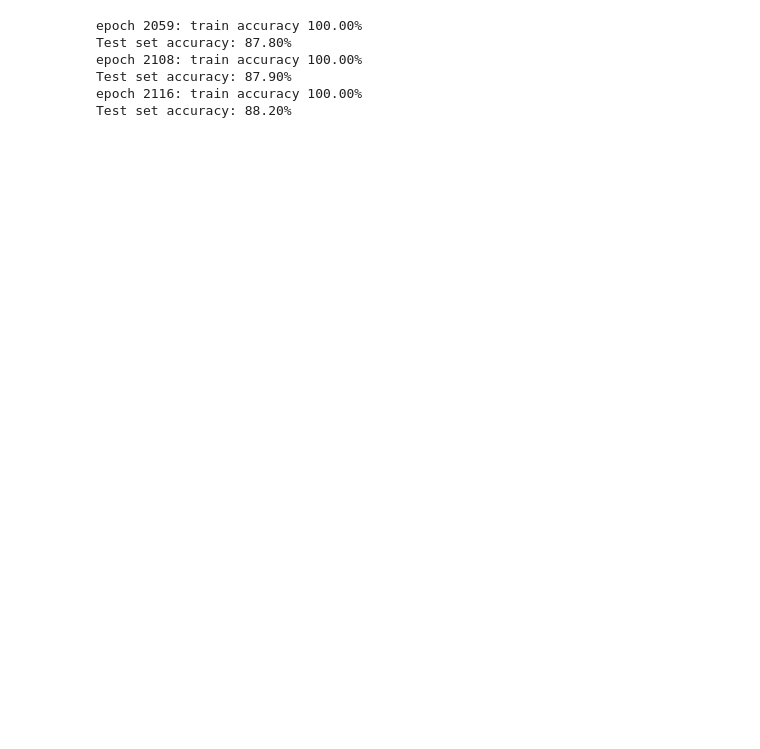
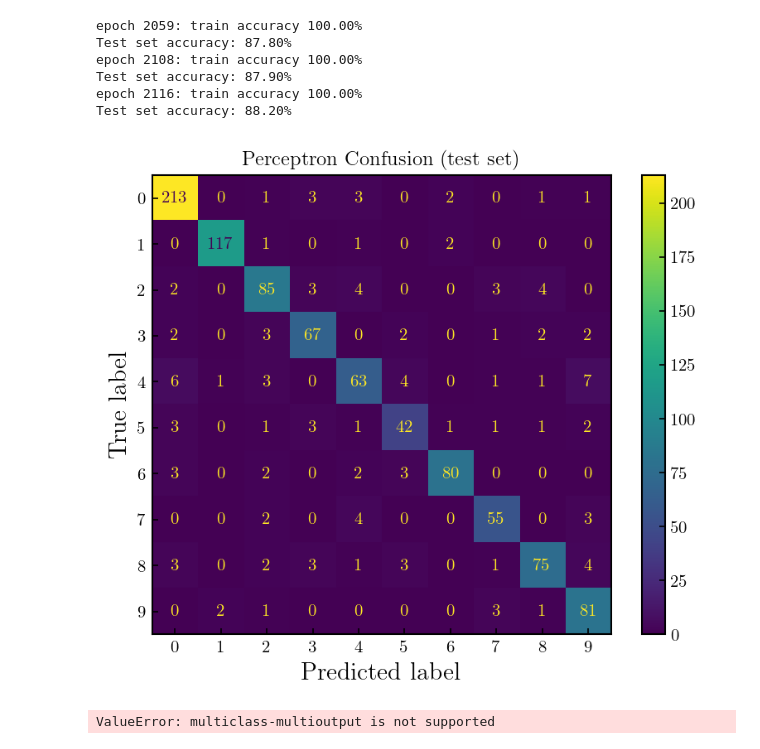
Before and after one commit to jaspermens/idl-assignments, a Jupyter notebook: A0/e2.ipynb, the cells around one changed output. Saved outputs shown, nothing was run; the diff lists cells and outputs as text; code cells hidden in the pictures; blank space fills up the shorter version.

```diff
--- a/A0/e2.ipynb
+++ b/A0/e2.ipynb
@@ -40,10 +42,20 @@ class DigitPerceptron:
         return np.sum(self.guesses == self.trainlabels)/len(self.trainlabels)
 
     @property
+    def test_guesses(self):
+        test_output = self.testmatrix @ self.weights
+        return np.argmax(test_output, axis=1)
+
+    @property
     def test_score(self):
-        test_output = self.testmatrix @ self.weights
-        test_guesses = np.argmax(test_output, axis=1)
-        return np.sum(test_guesses == self.testlabels)/len(self.testlabels)
+        return np.sum(self.test_guesses == self.testlabels)/len(self.testlabels)
+
+    def plot_test_confusion(self):
+        confusion = confusion_matrix(self.testlabels, self.test_guesses)
+        ConfusionMatrixDisplay(confusion).plot()
+        plt.title("Perceptron Confusion (test set)")
+        plt.savefig("reportfigs/perceptron_confusion.pdf")
+
 
     def update_weights(self):
         """Updates the weights once"""
@@ -68,10 +80,10 @@ class DigitPerceptron:
         for digit, d in enumerate(ds):
             self.weights[:, digit] += d * self.learning_rate * self.trainmatrix[misclassified_image][0]
 
-    def train(self):
+    def train(self, max_epochs=np.inf):
         """Repeatedly updates the weights until convergence on the training set."""
         epoch = 0
-        while not self.update_weights():
+        while not self.update_weights() and epoch < max_epochs:
             print(f"epoch {epoch}: train accuracy {self.fraction_correct:.2%}", end='\r')
             epoch += 1
         print()
@@ -80,34 +92,41 @@ class DigitPerceptron:
 # %%
 perceptron1 = DigitPerceptron(traindata = traindata,
                         trainlabels = trainlabels,
                         testdata = testdata,
                         testlabels = testlabels,
-                        random_seed=1,
+                        random_seed = 1,
                         )
 
 perceptron1.train()
+perceptron1.plot_test_confusion()
 
 perceptron2 = DigitPerceptron(traindata = traindata,
                         trainlabels = trainlabels,
                         testdata = testdata,
                         testlabels = testlabels,
                         random_seed = 2,
                         )
-
 perceptron2.train()
 
 perceptron3 = DigitPerceptron(traindata = traindata,
                         trainlabels = trainlabels,
                         testdata = testdata,
                         testlabels = testlabels,
-                        random_seed=3,
+                        random_seed = 3,
                         )
-
 perceptron3.train()
 # %% [output]
 epoch 2059: train accuracy 100.00%
 Test set accuracy: 87.80%
 epoch 2108: train accuracy 100.00%
 Test set accuracy: 87.90%
 epoch 2116: train accuracy 100.00%
 Test set accuracy: 88.20%
+[figure, added]
+# %%
+confusion = confusion_matrix(np.c_[perceptron1.testlabels, perceptron2.testlabels], np.c_[perceptron1.test_guesses, perceptron2.test_guesses])
+ConfusionMatrixDisplay(confusion).plot()
+plt.title("Combined perceptrons")
+# plt.savefig("reportfigs/perceptron_confusion.pdf")
+# %% [output]
+ValueError: multiclass-multioutput is not supported
```
Also changed, not shown: parts of 2 cells of this notebook, 10 other files.
